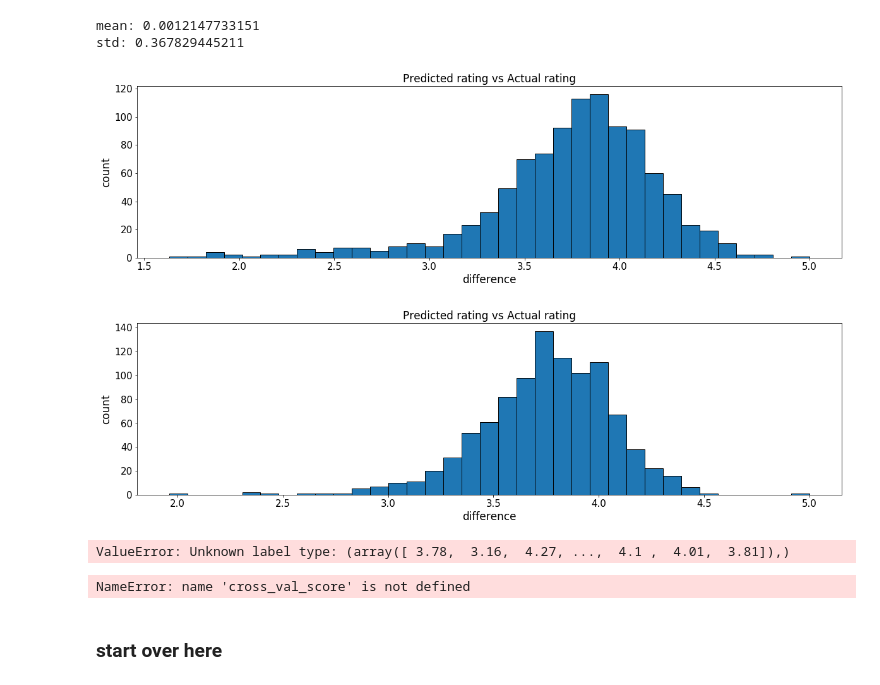
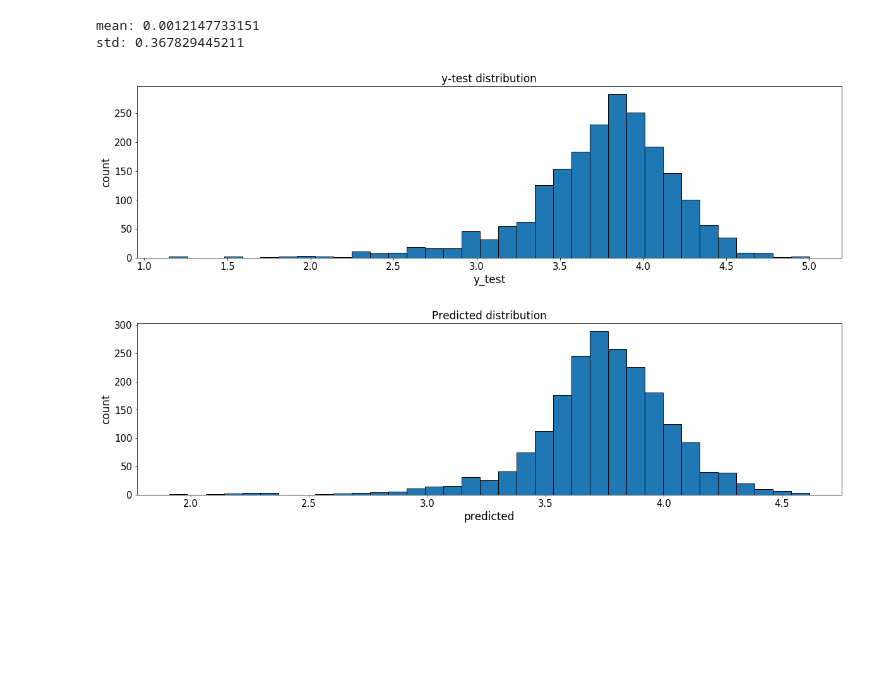
Before and after one commit to misterhappy2/beer, a Jupyter notebook: Analyze.ipynb, the cells around one changed output. Drawn from its saved outputs; the diff is of its cells as text; code cells hidden in the pictures; blank space fills up the shorter version.

Commit message:
lasso and ridge

```diff
--- a/Analyze.ipynb
+++ b/Analyze.ipynb
@@ -682,9 +688,8 @@ Wall time: 6.04 s
 %%time
 ###
 from sklearn.model_selection import GridSearchCV
-from sklearn.model_selection import cross_val_score
 
-param_grid = {'alpha': [0.001,0.01,0.1],'tol':[1, 0.1,0.01]}
+param_grid = {'alpha': [0.1, 1, 10],'tol':[1, 0.1,0.01]}
 grid = GridSearchCV(Ridge(), param_grid, cv=5)
 grid.fit(X_train_tfidf, y_train)
 print('best cross-val score: {:.2f}'.format(grid.best_score_))
@@ -697,7 +702,7 @@ Wall time: 58.7 s
 # %%
 %%time
 from sklearn.linear_model import Lasso
-lasso = Lasso(alpha=10, tol=0.10)
+lasso = Lasso(alpha=0.0001, tol=1)
 lasso.fit(X_train_tfidf, y_train)
 predicted = lasso.predict(X_test_tfidf)
 difference = y_test-predicted
@@ -775,21 +788,21 @@ _= plt.figure(figsize=(20,5))
 _= plt.hist(y_test, bins=35, edgecolor="k")
 _= plt.xticks(size=15)
 _= plt.yticks(size=15)
-_= plt.xlabel('difference', size=17)
+_= plt.xlabel('y_test', size=17)
 _= plt.ylabel('count', size=17)
-_= plt.title('Predicted rating vs Actual rating', size=17)
+_= plt.title('y-test distribution', size=17)
 plt.show()
 # %% [output]
-[figure, old version]
+[figure, new version]
 # %%
 import matplotlib.pyplot as plt
 _= plt.figure(figsize=(20,5))
 _= plt.hist(predicted, bins=35, edgecolor="k")
 _= plt.xticks(size=15)
 _= plt.yticks(size=15)
-_= plt.xlabel('difference', size=17)
+_= plt.xlabel('predicted', size=17)
 _= plt.ylabel('count', size=17)
-_= plt.title('Predicted rating vs Actual rating', size=17)
+_= plt.title('Predicted distribution', size=17)
 plt.show()
 # %% [output]
-[figure, old version]
+[figure, new version]
@@ -805,12 +808,0 @@ classifier.fit(X_train, y_train)
-# %%
-# Naive Bayes predictor
-
-text_clf= Pipeline([('vect', CountVectorizer(min_df=7)),
-                   ('tfidf', TfidfTransformer()),
-                   ('clf',MultinomialNB()) ])
-
-text_clf = text_clf.fit(X_train, y_train)
-predicted = text_clf.predict(X_test)
-np.mean(predicted == y_test)
-# %% [output]
-ValueError: Unknown label type: (array([ 3.78,  3.16,  4.27, ...,  4.1 ,  4.01,  3.81]),)
@@ -832,44 +808,0 @@ np.mean(predicted == y_test2)
-# %%
-# CALCULATE PREDICTION FOR ONE STYLE  -- doesn't work on my data
-# from kaggle.com/adamschroeder/countvectorizer-tfidfvectorizer-predict-comments
-# ValueError: Found input variables with inconsistent numbers of samples: [32802, 3857]
-# when calling cross_val_score.  I reduced df length in "train_target = y_train[y_train==...]
-from sklearn.feature_extraction.text import TfidfVectorizer
-word_vect = TfidfVectorizer()
-word_vect.fit(X_train)
-X_train_word_features = word_vect.transform(X_train)
-test_features = word_vect.transform(X_test)
-
-style_names = ['American IPA','American Porter']
-# ['American Pale Ale (APA)','Saison / Farmhouse Ale','American Double / Imperial IPA']
-losses = []
-auc = []
-for style_name in style_names:
-    #call the labels one at a time so we can run the classifier on them
-    train_target = y_train[y_train==style_name]
-    test_target = y_test[y_test==style_name]
-    classifier = LogisticRegression(solver='sag', C=10)
-    cv_loss = np.mean(cross_val_score(classifier, X_train_word_features,
-                                      train_target, cv=5, scoring='neg_log_loss'))
-    losses.append(cv_loss)
-    print('CV Log_loss score for class {} is {}'.format(style_name, cv_loss))
-    cv_score = np.mean(cross_val_score(classifier, X_train_word_features,
-                                       train_target, cv=5, scoring='accuracy'))
-    print('CV Accuracy score for class {} is {}'.format(style_name, cv_score))
-
-    classifier.fit(X_train, train_target)
-    y_pred = classifier.predict(test_features)
-    y_pred_prob = classifier.predict_proba(test_features)[:, 1]
-    auc_score = metrics.roc_auc_score(test_target, y_pred_prob)
-    auc.append(auc_score)
-    print("CV ROC_AUC score {}\n".format(auc_score))
-
-    print(confusion_matrix(test_target, y_pred))
-    print(classification_report(test_target, y_pred))
-
-print('Total average CV Log_loss score is {}'.format(np.mean(losses)))
-print('Total average CV ROC_AUC score is {}'.format(np.mean(auc)))
-# %% [output]
-NameError: name 'cross_val_score' is not defined
-# %% [markdown]
-### start over here
```
Also changed, not shown: parts of 21 cells of this notebook.
